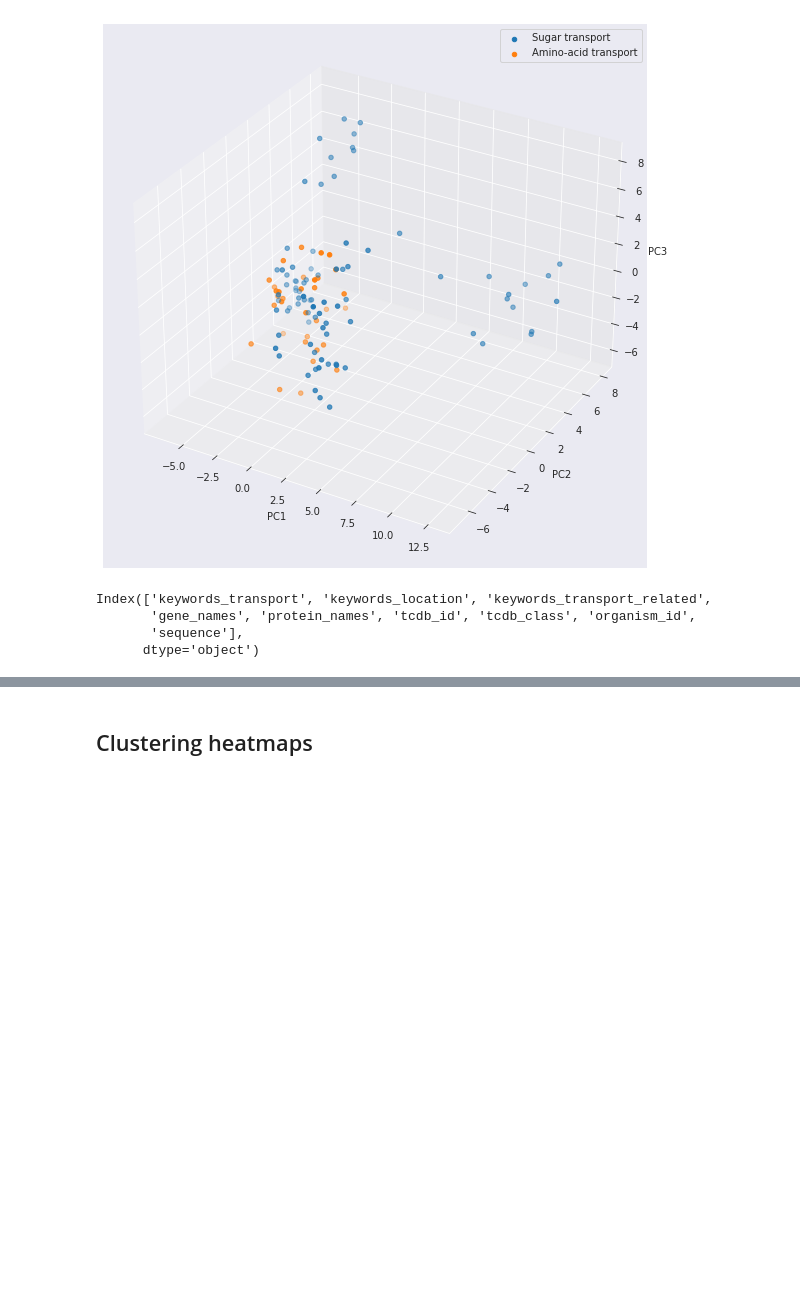
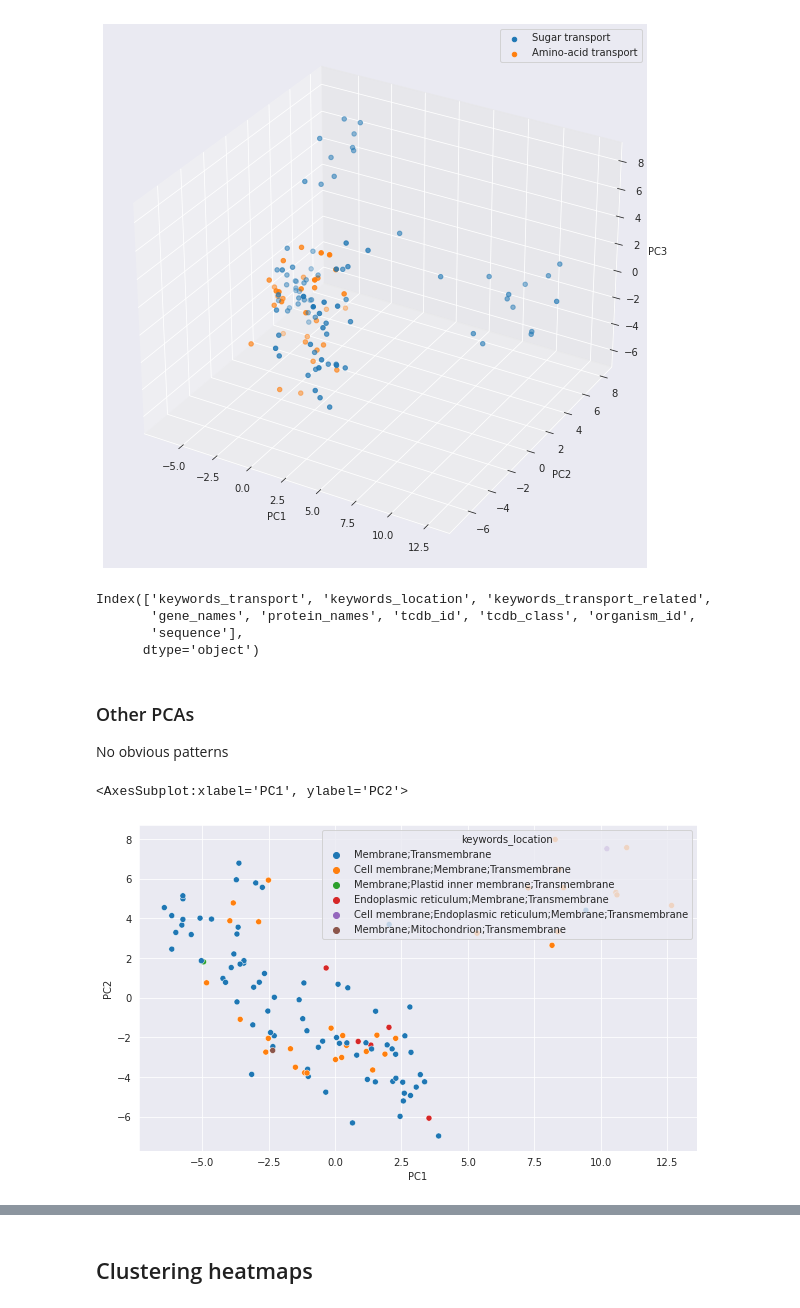
Before and after one commit to adenger/subpred3, a Jupyter notebook: notebooks/athaliana_03_clustering.ipynb, the cells around one changed output, grey strips where cells are left out. Saved outputs shown, nothing was run; the diff lists cells and outputs as text; code cells hidden in the pictures; blank space fills up the shorter version.

Commit message:
added more pca plots

```diff
--- a/notebooks/athaliana_03_clustering.ipynb
+++ b/notebooks/athaliana_03_clustering.ipynb
@@ -237,3 +237,12 @@ Index(['keywords_transport', 'keywords_location', 'keywords_transport_related',
        'gene_names', 'protein_names', 'tcdb_id', 'tcdb_class', 'organism_id',
        'sequence'],
       dtype='object')
+# %% [markdown]
+### Other PCAs
+
+No obvious patterns
+# %%
+pca_plot_2d(df_paac_clustered, df.keywords_location)
+# %% [output]
+<AxesSubplot:xlabel='PC1', ylabel='PC2'>
+[figure, added]
```
Also changed, not shown: parts of 2 cells of this notebook.
